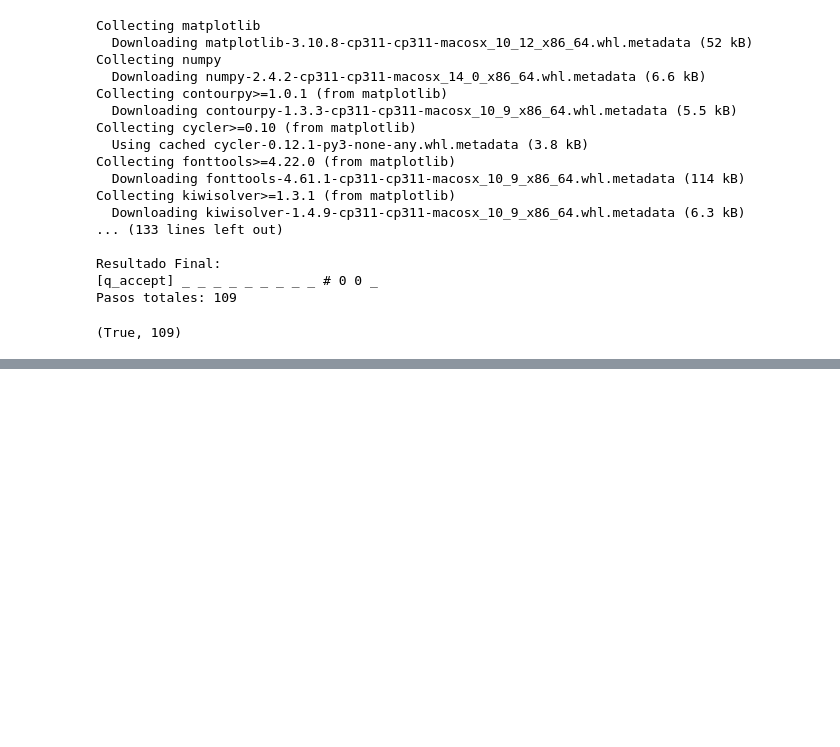
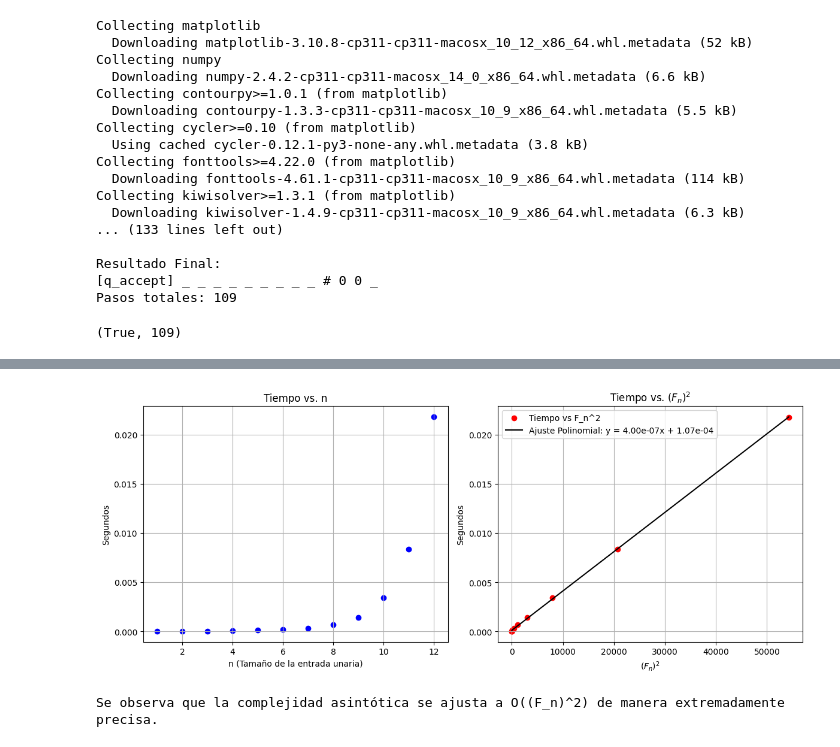
Before and after one commit to iancumes/Proyecto1DisenoAlgoritmos, a Jupyter notebook: simulador_y_analisis.ipynb, the cells around one changed output, grey strips where cells are left out. Drawn from its saved outputs; the diff is of its cells as text; code cells hidden in the pictures; blank space fills up the shorter version.

Commit message:
feat: Introduce Fibonacci Turing machine with its conventions, state diagram, JSON definition, and empirical performance analysis.

```diff
--- a/simulador_y_analisis.ipynb
+++ b/simulador_y_analisis.ipynb
@@ -106,0 +111,51 @@ Pasos totales: 109
+# %%
+def probar_tiempos(n_max=15):
+    tiempos = []
+    tamanos = list(range(1, n_max + 1))
+    mt = MaquinaTuring('maquina_turing.json')
+
+    for n in tamanos:
+        entrada = '1' * n
+        inicio = time.perf_counter()
+        mt.simular(entrada, verbose=False)
+        fin = time.perf_counter()
+        tiempos.append(fin - inicio)
+
+    return tamanos, tiempos
+
+tamanos, tiempos = probar_tiempos(12)
+
+# Guardar resultado para análisis de O(F_n^2)
+fibs = [1, 1]
+for i in range(2, max(tamanos)+1):
+    fibs.append(fibs[-1] + fibs[-2])
+
+# Los Fibonacci para n desde 1 son a partir del índice 1 (F_1 = 1, F_2 = 1, F_3 = 2, etc)
+x_fib = [fibs[n] for n in tamanos]
+x_fib_cuad = [x**2 for x in x_fib]
+
+plt.figure(figsize=(12, 5))
+plt.subplot(1, 2, 1)
+plt.scatter(tamanos, tiempos, color='blue', label='Datos empíricos')
+plt.title('Tiempo vs. n')
+plt.xlabel('n (Tamaño de la entrada unaria)')
+plt.ylabel('Segundos')
+plt.grid(True)
+
+plt.subplot(1, 2, 2)
+plt.scatter(x_fib_cuad, tiempos, color='red', label='Tiempo vs F_n^2')
+poly_fit = np.polyfit(x_fib_cuad, tiempos, 1)  # Regresión lineal con la transformación
+y_fit = np.polyval(poly_fit, x_fib_cuad)
+plt.plot(x_fib_cuad, y_fit, color='black', label=f'Ajuste Polinomial: y = {poly_fit[0]:.2e}x + {poly_fit[1]:.2e}')
+plt.title('Tiempo vs. $(F_n)^2$')
+plt.xlabel('$(F_n)^2$')
+plt.ylabel('Segundos')
+plt.legend()
+plt.grid(True)
+
+plt.tight_layout()
+plt.show()
+print("Se observa que la complejidad asintótica se ajusta a O((F_n)^2) de manera extremadamente precisa.")
+# %% [output]
+[figure, added]
+Se observa que la complejidad asintótica se ajusta a O((F_n)^2) de manera extremadamente precisa.
```
Also changed, not shown: parts of 1 cell of this notebook, 3 other files.
